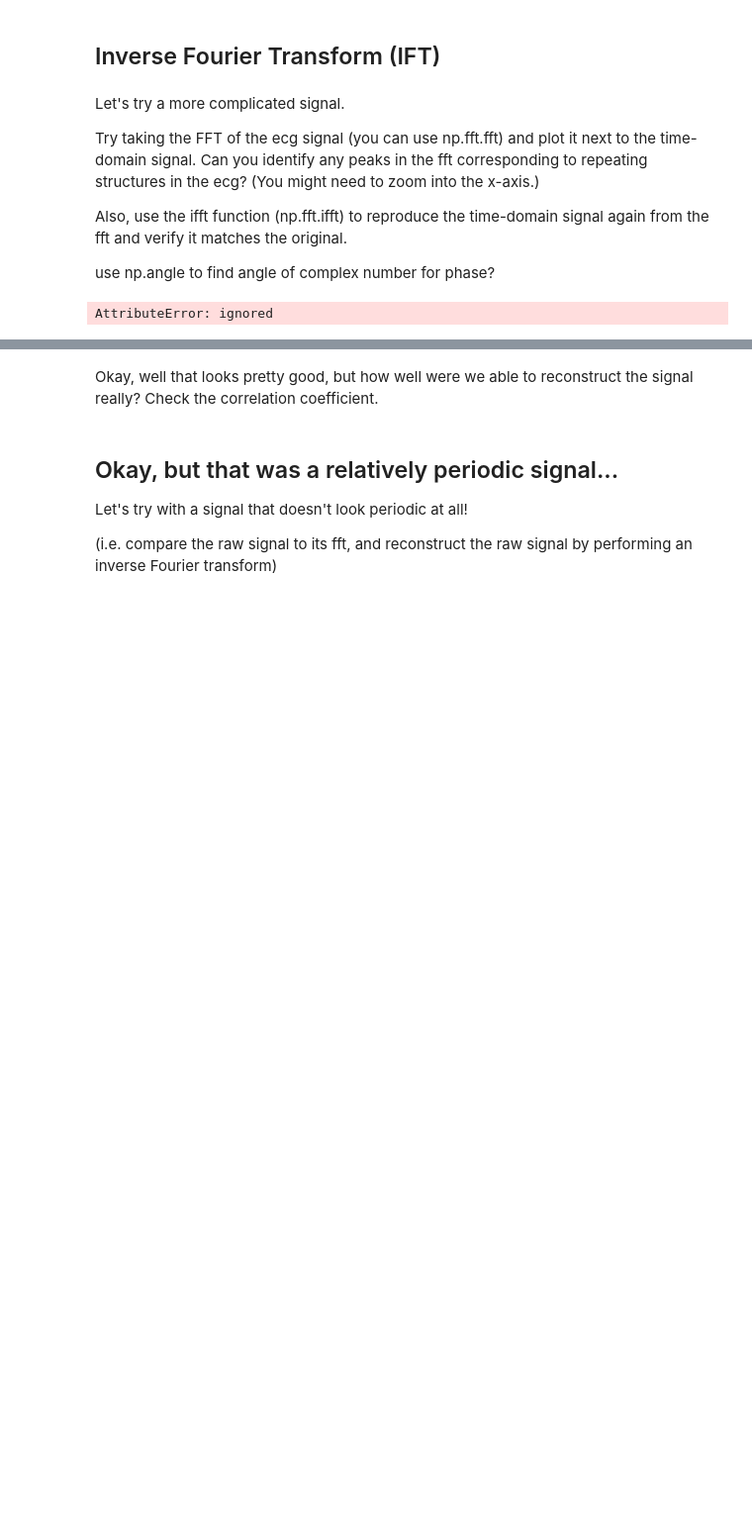
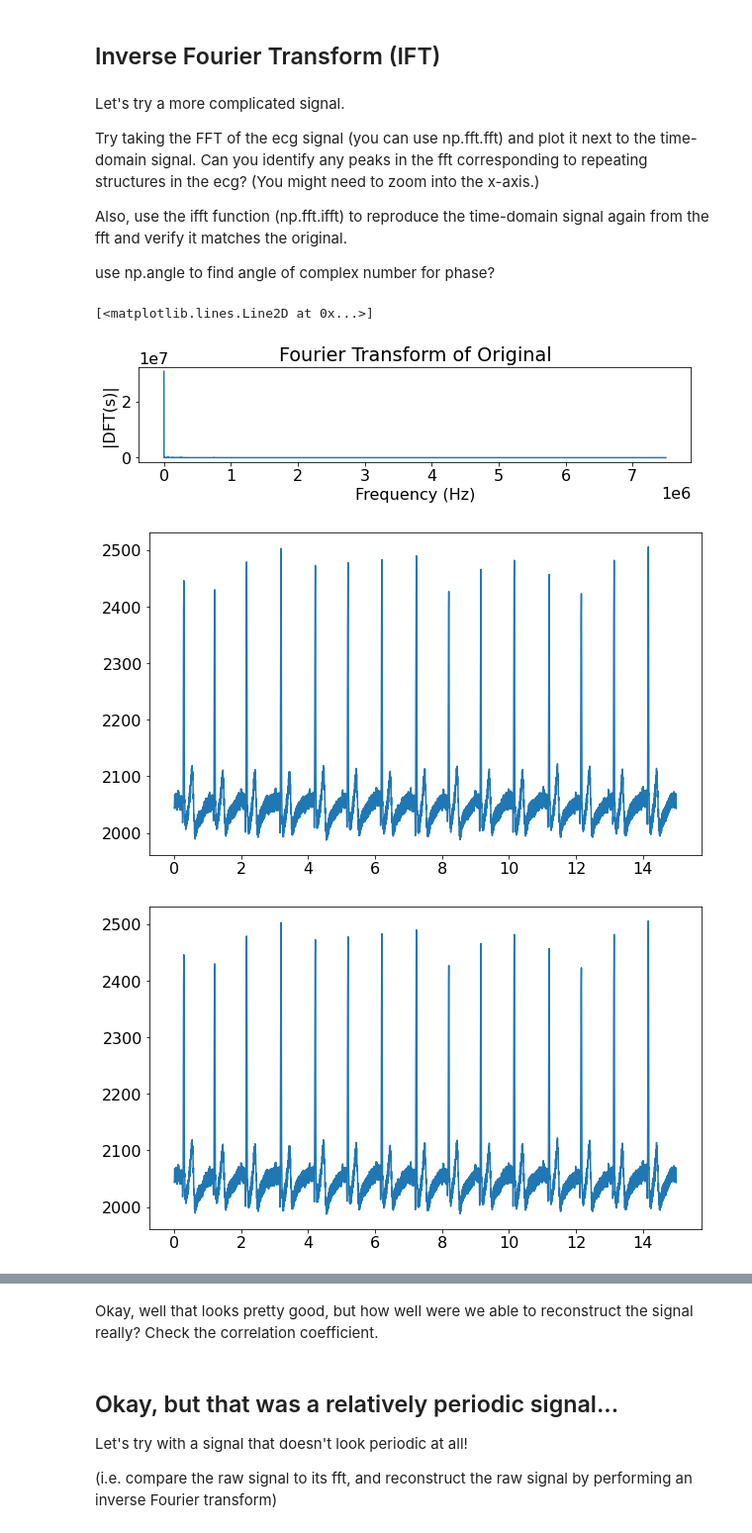
Before and after one commit to Pizzawookiee/Week2_Public, a Jupyter notebook: Notebooks/03_FourierTransforms/FourierTransforms_Exercises.ipynb, the cells around one changed output, grey strips where cells are left out. Shown at 99% size. Cells and saved outputs as stored; diff of their text form; code cells hidden in the pictures; blank space fills up the shorter version.

```diff
--- a/Notebooks/03_FourierTransforms/FourierTransforms_Exercises.ipynb
+++ b/Notebooks/03_FourierTransforms/FourierTransforms_Exercises.ipynb
@@ -134,23 +134,29 @@ Also, use the ifft function (np.fft.ifft) to reproduce the time-domain signal ag
 use np.angle to find angle of complex number for phase?
 # %%
 y_ecg = np.loadtxt('https://raw.githubusercontent.com/BeaverWorksMedlytics2020/Data_Public/master/NotebookExampleData/Week2/ecg.txt',skiprows=4)
-(sample_rate, y_ecg) = scipy.io.read ('./ecg.txt')
-t = np.arange(0, len(y_newt)/sample_rate, 1/sample_rate)
+
+frequency = 1000
+t = np.arange(0, len(y_ecg)/frequency, 1/frequency)
 T = t[1]-t[0]
 N = y_ecg.size
 c = np.fft.fft(y_ecg)
 fig, ax = plt.subplots()
 plot_FT (c, T, N)
 fig2, ax2 = plt.subplots()
-x = np.arange (0, len(y_newt), 1/sample_rate)
-plt.plot (x, y_ecg)
+plt.plot (t, y_ecg)
 
 
 
 ## FFT and IFFT
 ## YOUR CODE HERE
+y_ecg_back = np.fft.ifft(c)
 
 # PLOT
 ## YOUR CODE HERE
+fig3, ax3 = plt.subplots()
+plt.plot (t, y_ecg_back)
 # %% [output]
-AttributeError: ignored
+[<matplotlib.lines.Line2D at 0x...>]
+[figure, added]
+[figure, added]
+[figure, added]
```
Also changed, not shown: parts of 3 cells of this notebook.
